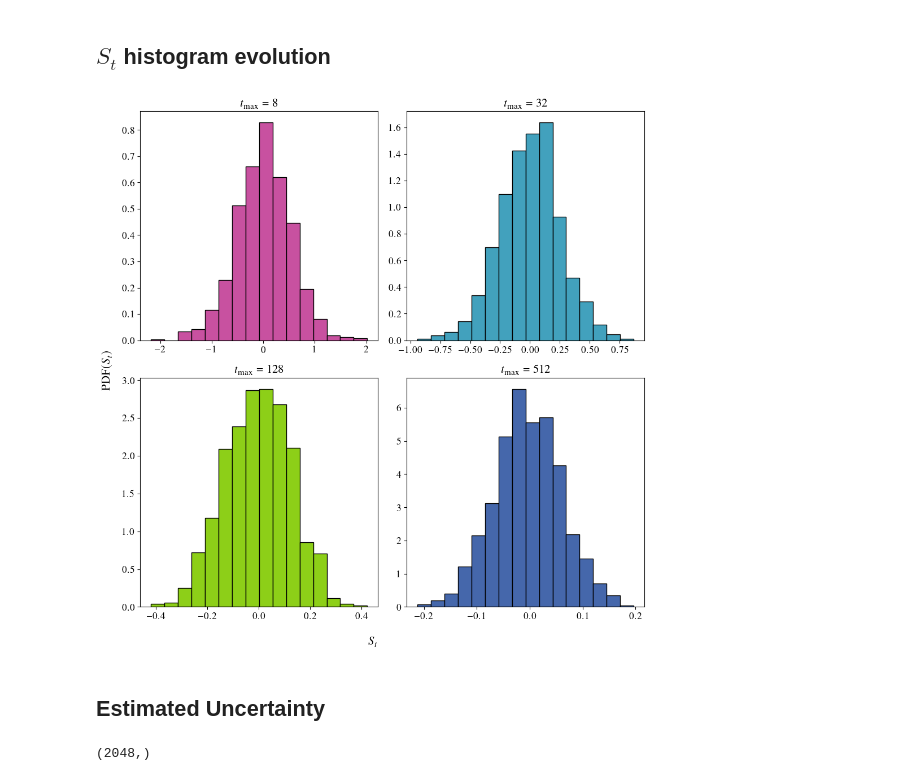
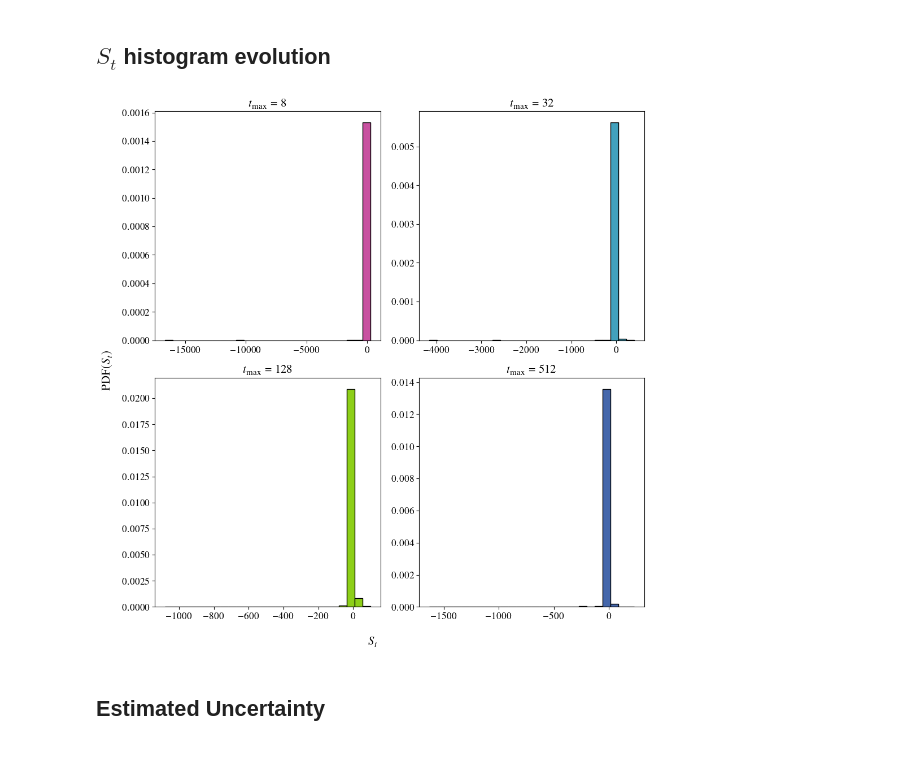
Before and after one commit to rojinaks/ComputationalPhysics, a Jupyter notebook: Exercise_3/main.ipynb, the cells around one changed output. Saved outputs shown, nothing was run; the diff lists cells and outputs as text; code cells hidden in the pictures.

Commit message:
cp3 task 3 plots

```diff
--- a/Exercise_3/main.ipynb
+++ b/Exercise_3/main.ipynb
@@ -49,22 +83,17 @@ Text(0, 0.5, '$S_t$')
 # %%
 fig, ax = plt.subplots(2, 2, figsize=(10, 10))
 cycle = plt.rcParams["axes.prop_cycle"]
 colors = cycle.by_key()["color"]
 for index, t, color in zip([(0, 0), (0, 1), (1, 0), (1, 1)], [8, 32, 128, 512], colors[:4]):
     average = random_numbers[:, :t].mean(axis=1)
-    ax[index].hist(average, bins=16, density=True, color=color)
+    ax[index].hist(average, bins=26, density=True, color=color, range=histogram_evolution_range)
     ax[index].set_title(f"$t_\\mathrm{{max}} = {t}$")
 
 fig.supxlabel("$S_t$")
 fig.supylabel(r"$\text{PDF}(S_t)$")
 fig.tight_layout(rect=[0, 0, 1, 1])
+fig.savefig(average_hist_evolution)
 # %% [output]
-[figure, old version]
+[figure, new version]
 # %% [markdown]
 ## Estimated Uncertainty
-# %%
-i = 0
-uncertainty = np.array([random_numbers[i][1:j].std() for j in range(1,T)])
-uncertainty.shape
-# %% [output]
-(2048,)
```
Also changed, not shown: parts of 5 cells of this notebook, 8 other files.
